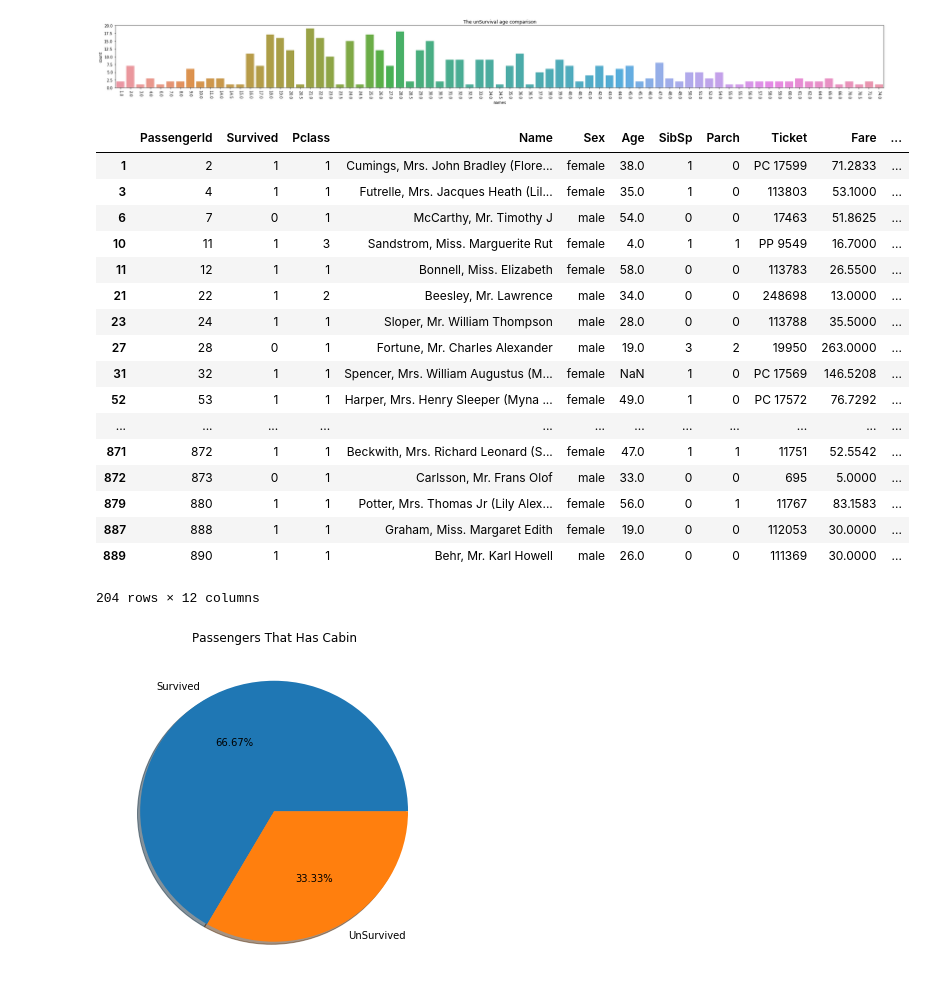
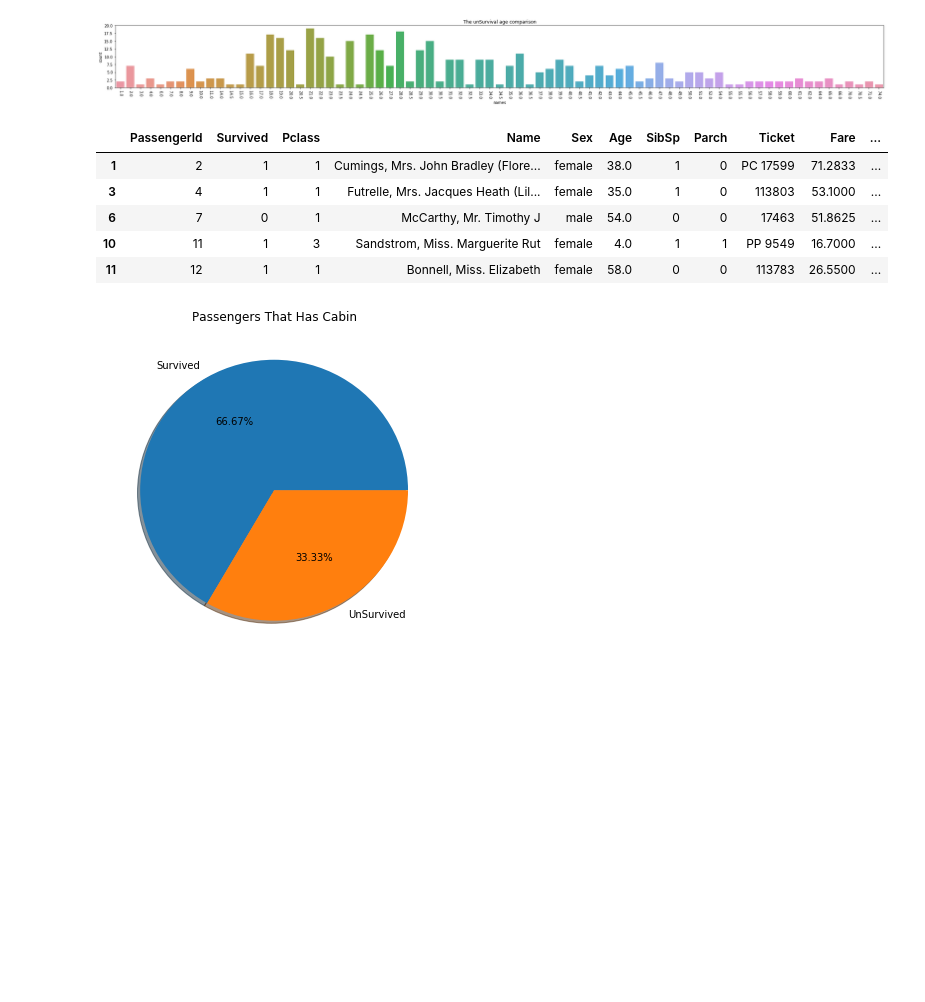
Before and after one commit to mostafaEmad123456789/ML-Assigns, a Jupyter notebook: Titanic case study.ipynb, the cells around one changed output. Saved outputs shown, nothing was run; the diff lists cells and outputs as text; code cells hidden in the pictures; blank space fills up the shorter version.

```diff
--- a/Titanic case study.ipynb
+++ b/Titanic case study.ipynb
@@ -110,26 +110,14 @@ plt.xticks(rotation=-90);
 # %% [output]
 [figure]
 # %%
-df.loc[df['Cabin'].notna()]
+df.loc[df['Cabin'].notna()].head()
 # %% [output]
 |  | PassengerId | Survived | Pclass | Name | Sex | Age | SibSp | Parch | Ticket | Fare | ... |
 | 1 | 2 | 1 | 1 | Cumings, Mrs. John Bradley (Flore... | female | 38.0 | 1 | 0 | PC 17599 | 71.2833 | ... |
 | 3 | 4 | 1 | 1 | Futrelle, Mrs. Jacques Heath (Lil... | female | 35.0 | 1 | 0 | 113803 | 53.1000 | ... |
 | 6 | 7 | 0 | 1 | McCarthy, Mr. Timothy J | male | 54.0 | 0 | 0 | 17463 | 51.8625 | ... |
 | 10 | 11 | 1 | 3 | Sandstrom, Miss. Marguerite Rut | female | 4.0 | 1 | 1 | PP 9549 | 16.7000 | ... |
 | 11 | 12 | 1 | 1 | Bonnell, Miss. Elizabeth | female | 58.0 | 0 | 0 | 113783 | 26.5500 | ... |
-| 21 | 22 | 1 | 2 | Beesley, Mr. Lawrence | male | 34.0 | 0 | 0 | 248698 | 13.0000 | ... |
-| 23 | 24 | 1 | 1 | Sloper, Mr. William Thompson | male | 28.0 | 0 | 0 | 113788 | 35.5000 | ... |
-| 27 | 28 | 0 | 1 | Fortune, Mr. Charles Alexander | male | 19.0 | 3 | 2 | 19950 | 263.0000 | ... |
-| 31 | 32 | 1 | 1 | Spencer, Mrs. William Augustus (M... | female | NaN | 1 | 0 | PC 17569 | 146.5208 | ... |
-| 52 | 53 | 1 | 1 | Harper, Mrs. Henry Sleeper (Myna ... | female | 49.0 | 1 | 0 | PC 17572 | 76.7292 | ... |
-| ... | ... | ... | ... | ... | ... | ... | ... | ... | ... | ... | ... |
-| 871 | 872 | 1 | 1 | Beckwith, Mrs. Richard Leonard (S... | female | 47.0 | 1 | 1 | 11751 | 52.5542 | ... |
-| 872 | 873 | 0 | 1 | Carlsson, Mr. Frans Olof | male | 33.0 | 0 | 0 | 695 | 5.0000 | ... |
-| 879 | 880 | 1 | 1 | Potter, Mrs. Thomas Jr (Lily Alex... | female | 56.0 | 0 | 1 | 11767 | 83.1583 | ... |
-| 887 | 888 | 1 | 1 | Graham, Miss. Margaret Edith | female | 19.0 | 0 | 0 | 112053 | 30.0000 | ... |
-| 889 | 890 | 1 | 1 | Behr, Mr. Karl Howell | male | 26.0 | 0 | 0 | 111369 | 30.0000 | ... |
-204 rows × 12 columns
 # %%
 survived_has_cabin_count = df.loc[(df['Cabin'].notna()) & (df['Survived'] == 1)].count()
 survived_has_not_cabin_count = df.loc[(df['Cabin'].isna()) & (df['Survived'] == 1)].count()
```
